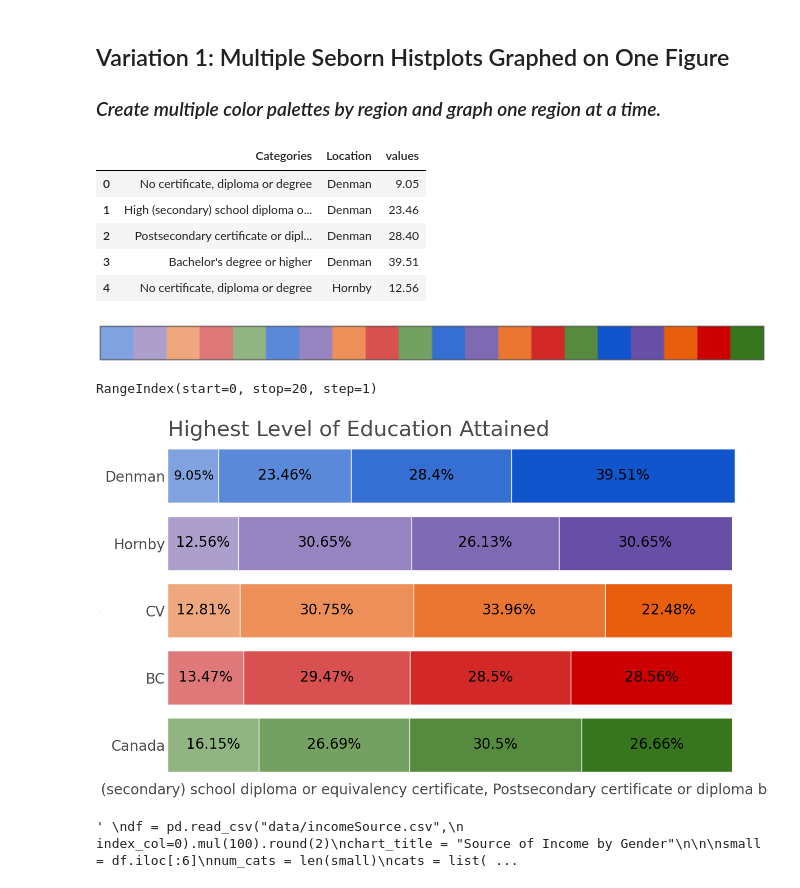
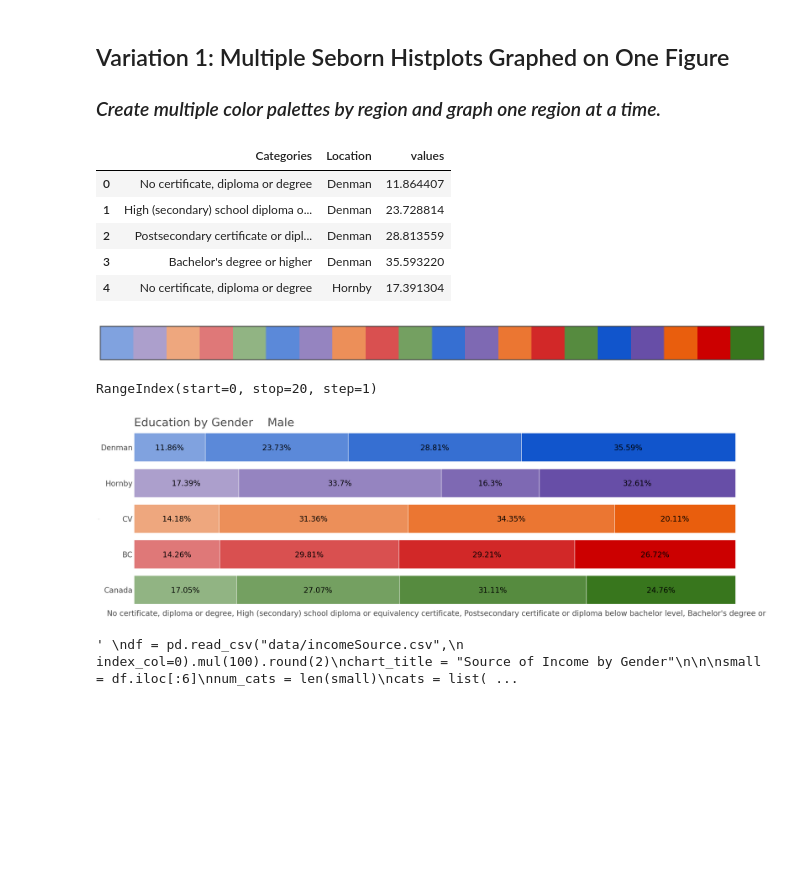
Before and after one commit to gelbelle/Graphing, a Jupyter notebook: stacked_charts.ipynb, the cells around one changed output. Cells and saved outputs as stored; diff of their text form; code cells hidden in the pictures; blank space fills up the shorter version.

Commit message:
Added create percent from values

```diff
--- a/stacked_charts.ipynb
+++ b/stacked_charts.ipynb
@@ -7,14 +7,16 @@ import pandas as pd
 import seaborn as sns
 import matplotlib.pyplot as plt
 
-df = pd.read_csv("data/educationAttained.csv",
-                 index_col=0).mul(100).round(2)
-chart_title = "Highest Level of Education Attained"
+df = pd.read_csv("data/educationByGenderMale.csv",
+                 index_col=0).round(2)
+chart_title = "Education by Gender    Male"
 num_cats = len(df)
 cats = list(df.index)
 cats.reverse()
 cat_name = df.index.name
 
+# Convert values to percent of column
+df = df/df[df.columns].sum().round(2)*100
 df = pd.melt(df.reset_index(),
              id_vars=[cat_name],
              var_name="Location",
@@ -24,11 +26,11 @@ df["values"] = pd.to_numeric(df["values"])
 df.head()
 # %% [output]
 |  | Categories | Location | values |
-| 0 | No certificate, diploma or degree | Denman | 9.05 |
-| 1 | High (secondary) school diploma o... | Denman | 23.46 |
-| 2 | Postsecondary certificate or dipl... | Denman | 28.40 |
-| 3 | Bachelor's degree or higher | Denman | 39.51 |
-| 4 | No certificate, diploma or degree | Hornby | 12.56 |
+| 0 | No certificate, diploma or degree | Denman | 11.864407 |
+| 1 | High (secondary) school diploma o... | Denman | 23.728814 |
+| 2 | Postsecondary certificate or dipl... | Denman | 28.813559 |
+| 3 | Bachelor's degree or higher | Denman | 35.593220 |
+| 4 | No certificate, diploma or degree | Hornby | 17.391304 |
 # %%
 # Set Seaborn plot style: white in the background, no grid lines
 sns.set_theme(style="white")
@@ -60,7 +62,7 @@ sns.palplot(regions)
 # %%
 
 # Setting figure and axis with subplots
-figure, axis = plt.subplots(figsize=(20, 9))
+figure, axis = plt.subplots(figsize=(30, 9))
 # axis.xaxis.tick_bottom()
 axis.tick_params(axis='y', length=0, labelsize=20,
                  labeltop=True, colors="#4A4A4A")
@@ -87,8 +89,8 @@ y = "Location"
 weights = "values"
 multiple = "stack"
 element = "bars"
-# shrink = .4 #Skinny
-shrink = .8  # Regular
+shrink = .4  # Skinny
+# shrink = .8  # Regular
 
 # Plot histogram of entire dataframe with weights
 myplot = sns.histplot(df.reset_index(drop=True),
@@ -107,40 +109,40 @@ myplot = sns.histplot(df.reset_index(drop=True),
 plt.title(chart_title, fontsize=30,
           color="#4A4A4A", loc="left", y=.98)
 # Now, iterate back through all sections in the figure & reassign colors based on regions color palette
 for area, color in zip(axis.patches, regions):
     area.set_facecolor(color)
 
 for bar in axis.patches:
     if bar.get_width() < 5.5:
         axis.text(bar.get_x() + bar.get_width()/2 + .35,
-                  # bar.get_height()+bar.get_y() - 0.12 #skinny
-                  bar.get_height()+bar.get_y()-.85,
+                  bar.get_height()+bar.get_y() - 0.12,  # skinny
+                  # bar.get_height()+bar.get_y()-.85, #regular
                   f"{round(bar.get_width(), 2)}%",
                   ha="center",
                   color="black",
                   size=14,
                   rotation=45
                   )
     elif bar.get_width() < 9.5:
         axis.text(bar.get_x() + bar.get_width()/2+.13,
-                  # bar.get_height()+bar.get_y() - 0.12 #skinny
-                  bar.get_height()+bar.get_y()-.35,
+                  bar.get_height()+bar.get_y() - 0.12,  # skinny
+                  # bar.get_height()+bar.get_y()-.35, #regular
                   f"{round(bar.get_width(), 2)}%",
                   ha="center",
                   color="black",
                   size=18,
                   )
     else:
         axis.text(bar.get_x() + bar.get_width()/2,
-                  # bar.get_height()+bar.get_y() - 0.12 #skinny
-                  bar.get_height()+bar.get_y()-.35,
+                  bar.get_height()+bar.get_y() - 0.12,  # skinny
+                  # bar.get_height()+bar.get_y()-.35, #regular
                   f"{round(bar.get_width(), 2)}%",
                   ha="center",
                   color="black",
                   size=20)
 # %% [output]
 RangeIndex(start=0, stop=20, step=1)
-[figure, old version]
+[figure, new version]
 # %%
 """
 df = pd.read_csv("data/incomeSource.csv",
```
